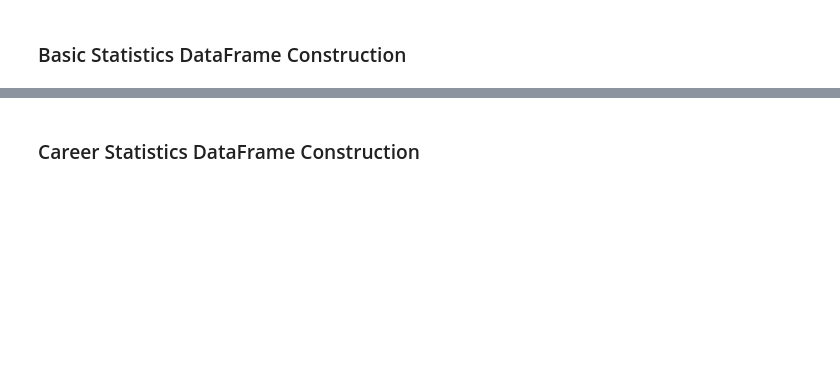
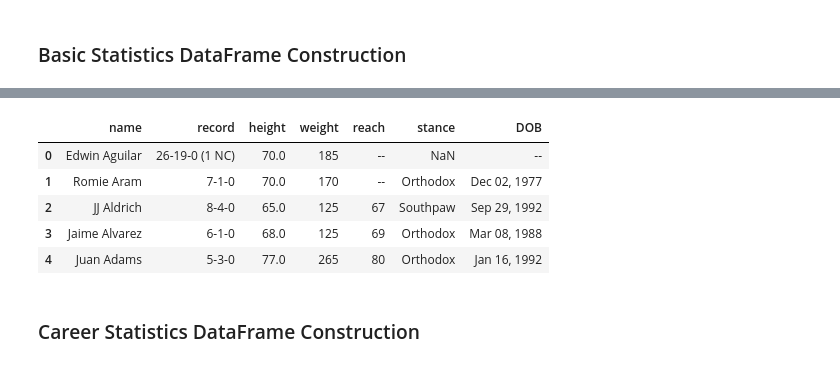
Before and after one commit to Neji128/Creating-a-SQL-Server-via-Web-Scrapping, a Jupyter notebook: Web_Scrapping.ipynb, the cells around one changed output, grey strips where cells are left out. Drawn from its saved outputs; the diff is of its cells as text; code cells hidden in the pictures; blank space fills up the shorter version.

```diff
--- a/Web_Scrapping.ipynb
+++ b/Web_Scrapping.ipynb
@@ -287,5 +273,14 @@ fighter_basic_stats_df.head()
 # %%
 fighter_basic_stats_df.to_csv('fighter_basic_stats_csv', index=False)
+# %%
+dd.read_csv('fighter_basic_stats_csv').head()
+# %% [output]
+|  | name | record | height | weight | reach | stance | DOB |
+| 0 | Edwin Aguilar | 26-19-0 (1 NC) | 70.0 | 185 | -- | NaN | -- |
+| 1 | Romie Aram | 7-1-0 | 70.0 | 170 | -- | Orthodox | Dec 02, 1977 |
+| 2 | JJ Aldrich | 8-4-0 | 65.0 | 125 | 67 | Southpaw | Sep 29, 1992 |
+| 3 | Jaime Alvarez | 6-1-0 | 68.0 | 125 | 69 | Orthodox | Mar 08, 1988 |
+| 4 | Juan Adams | 5-3-0 | 77.0 | 265 | 80 | Orthodox | Jan 16, 1992 |
 # %% [markdown]
 ### Career Statistics DataFrame Construction
 # %%
```
Also changed, not shown: parts of 18 cells of this notebook, 3 other files.
